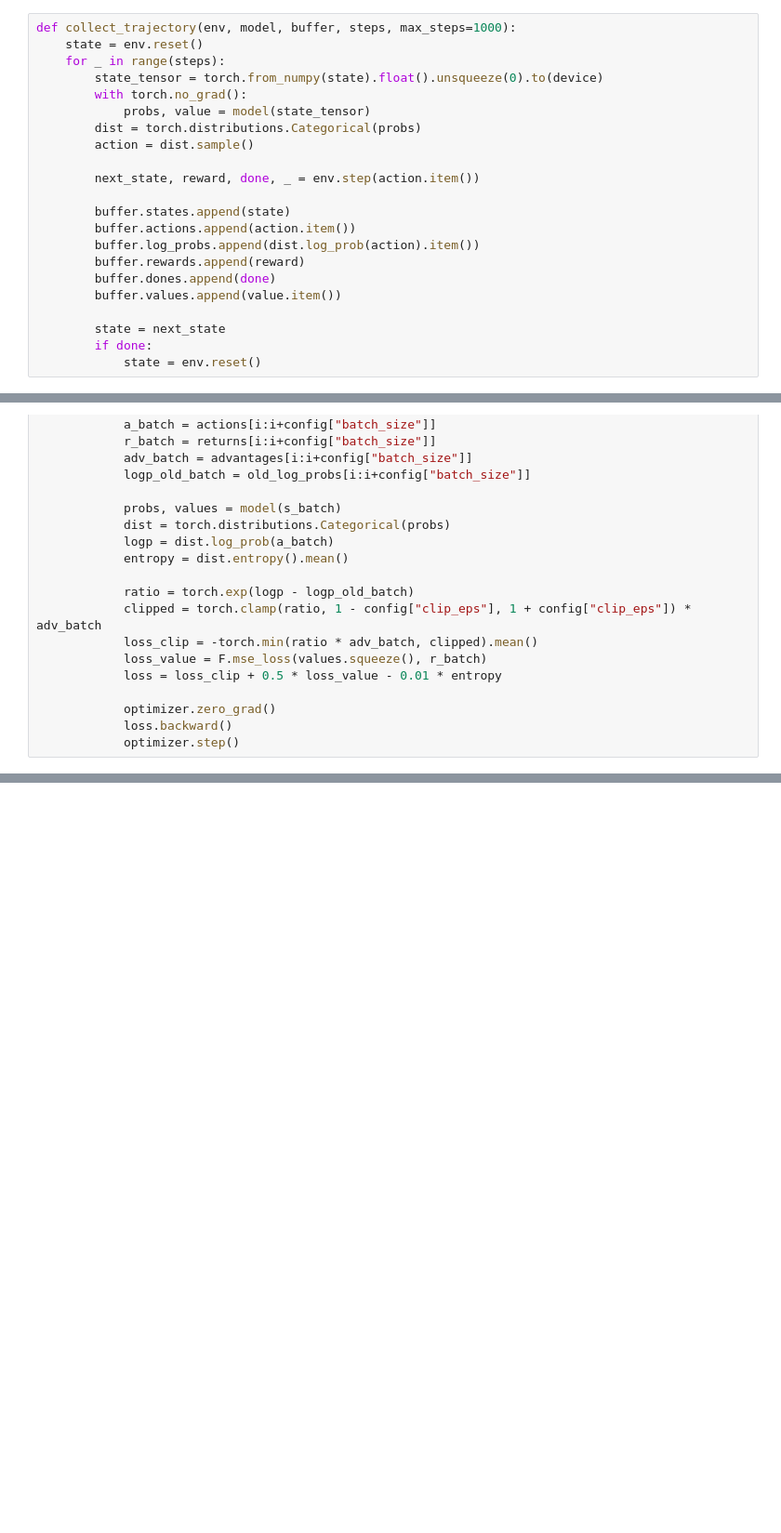
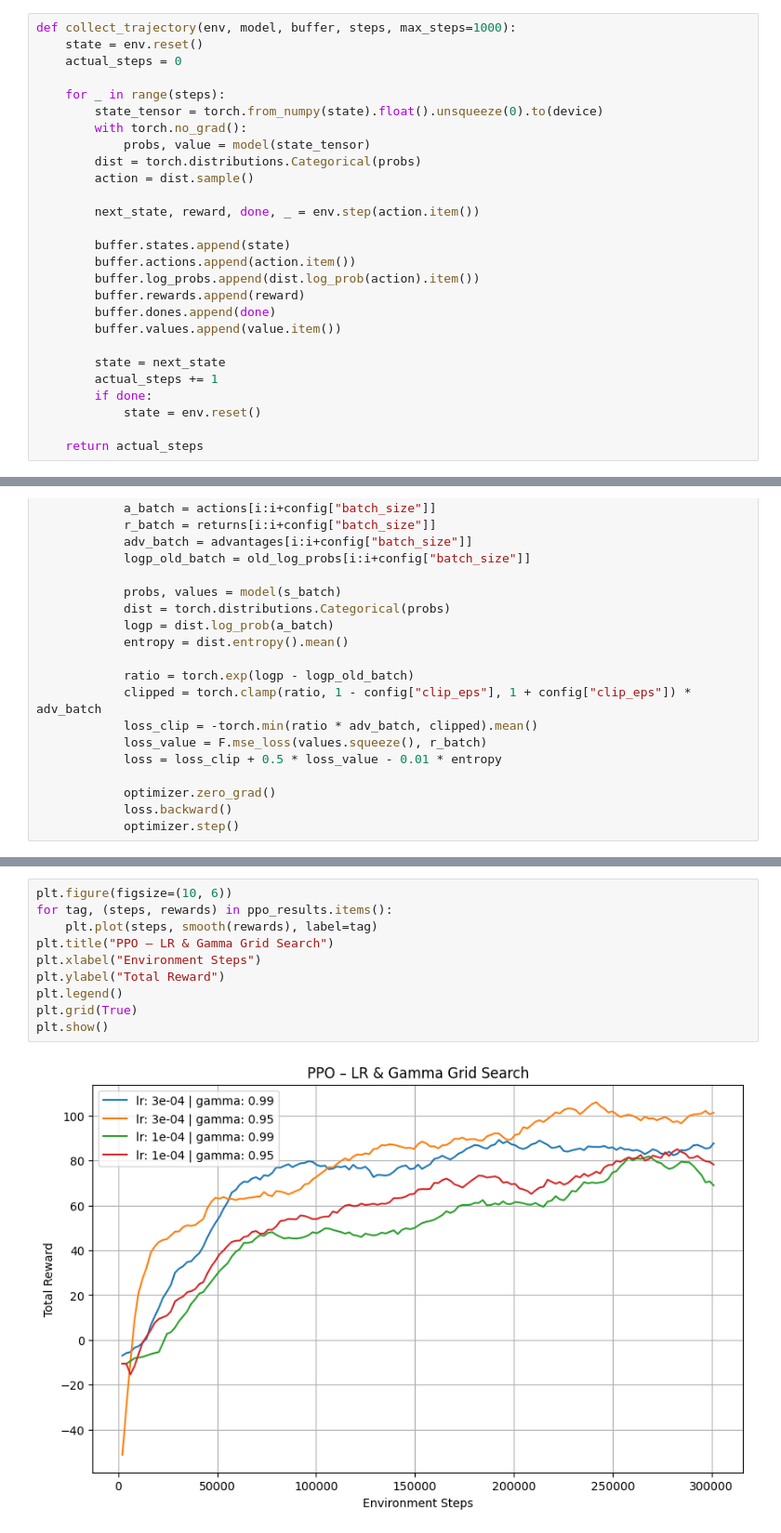
Before and after one commit to Kevin007p/snake-rl, a Jupyter notebook: copy.ipynb, the cells around one changed output, grey strips where cells are left out. Shown at 93% size. Cells and saved outputs as stored; diff of their text form; blank space fills up the shorter version.

```diff
--- a/copy.ipynb
+++ b/copy.ipynb
@@ -355,6 +388,8 @@ def compute_gae(rewards, values, dones, gamma, lam):
 # %%
 def collect_trajectory(env, model, buffer, steps, max_steps=1000):
     state = env.reset()
+    actual_steps = 0
+
     for _ in range(steps):
         state_tensor = torch.from_numpy(state).float().unsqueeze(0).to(device)
         with torch.no_grad():
@@ -372,8 +407,11 @@ def collect_trajectory(env, model, buffer, steps, max_steps=1000):
         buffer.values.append(value.item())
 
         state = next_state
+        actual_steps += 1
         if done:
             state = env.reset()
+
+    return actual_steps
 # %%
 def ppo_update(model, optimizer, buffer, config):
     states = torch.tensor(buffer.states, dtype=torch.float32).to(device)
@@ -540 +645,13 @@ ppo_steps, ppo_rewards = train_ppo(env_ppo, ppo_model, optimizer_ppo, ppo_config
+# %%
+plt.figure(figsize=(10, 6))
+for tag, (steps, rewards) in ppo_results.items():
+    plt.plot(steps, smooth(rewards), label=tag)
+plt.title("PPO – LR & Gamma Grid Search")
+plt.xlabel("Environment Steps")
+plt.ylabel("Total Reward")
+plt.legend()
+plt.grid(True)
+plt.show()
+# %% [output]
+[figure, added]
 # %%
```
Also changed, not shown: parts of 15 cells of this notebook, 13 other files.
